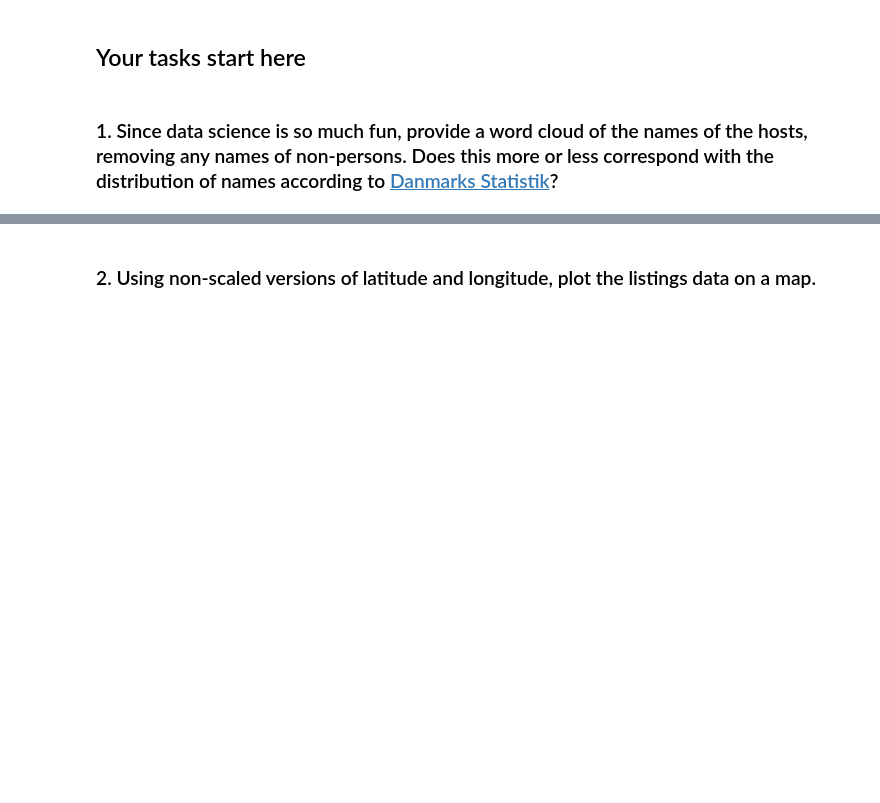
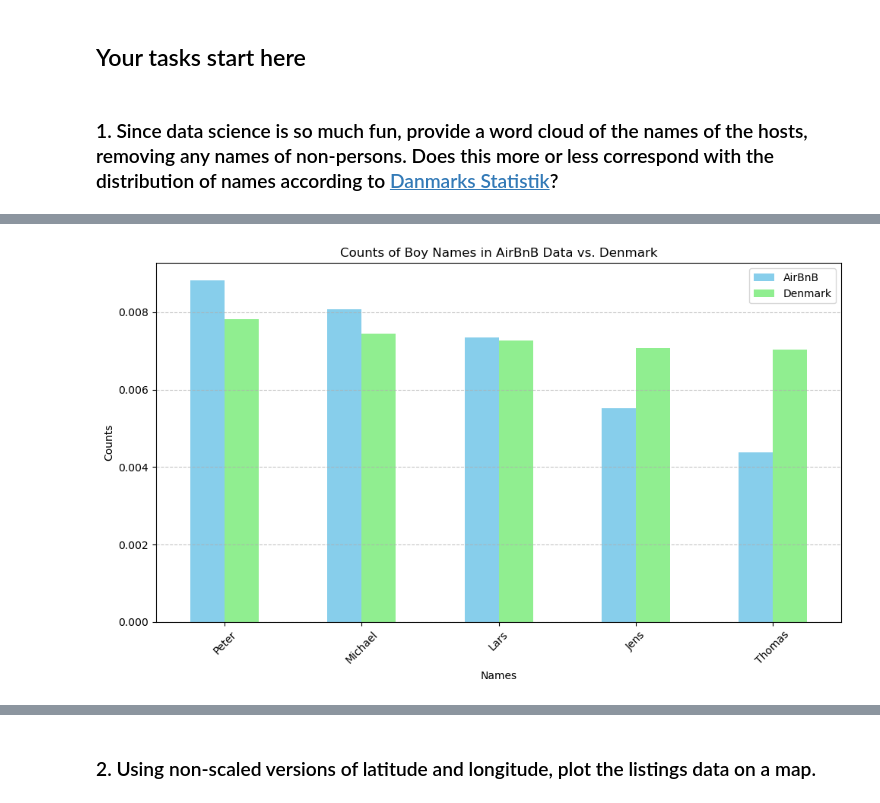
Before and after one commit to ReinhardtR/MAL1-assignment-1, a Jupyter notebook: 1. Getting started - Copenhagen Airbnb.ipynb, the cells around one changed output, grey strips where cells are left out. Saved outputs shown, nothing was run; the diff lists cells and outputs as text; code cells hidden in the pictures; blank space fills up the shorter version.

Commit message:
Adding comparison to Danmarks statistik and adding comments

```diff
--- a/1. Getting started - Copenhagen Airbnb.ipynb
+++ b/1. Getting started - Copenhagen Airbnb.ipynb
@@ -134,0 +179,83 @@ names = names.map(lambda name: name[0])
+# %%
+#With data collected from Danmarks Statistik, we can compare the distribution of the top 10 most frequent host names with
+#the distribution of the most frequent first names in Denmark.
+
+#This is however going to be seperated into two different plots, 5 most frequent boy names, and 5 most frequent girl names
+
+#These are the most frequent first names in Denmark, and the amount of people having the name.
+most_popular_boy_names = ["Peter", "Michael", "Lars", "Jens", "Thomas"]
+most_popular_boy_names_amount = [46552, 44338, 43290, 42123, 41914]
+
+most_popular_girl_names = ["Anne","Mette","Kirsten","Hanne","Anna"]
+most_popular_girl_names_amount = [43741, 38133, 36401, 35725, 33537]
+
+#To compare the distribution, i will get a frequency from diving the amount, with the amount of people in Denmark.
+
+amount_of_people_in_denmark = 5961249
+
+most_popular_boy_names_amount = [amount/amount_of_people_in_denmark for amount in most_popular_boy_names_amount]
+most_popular_girl_names_amount = [amount/amount_of_people_in_denmark for amount in most_popular_girl_names_amount]
+
+
+# Convert the list to a pandas Series
+first_names_series = pd.Series(first_names)
+
+# Get the occurences of the most popular names from Danmarks Statistik
+popular_boy_name_occurences = first_names_series[first_names_series.isin(most_popular_boy_names)].value_counts().tolist()
+popular_girl_name_ocurrences = first_names_series[first_names_series.isin(most_popular_girl_names)].value_counts().tolist()
+
+rows_of_data_from_airbnb = len(data_filtered)
+
+# Normalize the occurences by dividing by the amount of rows in the data
+popular_boy_name_occurences = [occurence/rows_of_data_from_airbnb for occurence in popular_boy_name_occurences]
+popular_girl_name_occurences = [occurence/rows_of_data_from_airbnb for occurence in popular_girl_name_ocurrences]
+
+
+# Creating barchart for boys names:
+boy_data = {
+    'Names': most_popular_boy_names,
+    'AirBnB': popular_boy_name_occurences,
+    'Denmark': most_popular_boy_names_amount
+}
+
+
+df = pd.DataFrame(boy_data)
+
+df.set_index('Names', inplace=True)
+
+# Plot the data using pandas plot() method
+ax = df.plot(kind='bar', figsize=(10, 6), color=['skyblue', 'lightgreen'])
+
+# Add labels and title
+ax.set_xlabel('Names')
+ax.set_ylabel('Counts')
+ax.set_title('Counts of Boy Names in AirBnB Data vs. Denmark')
+ax.grid(axis='y', linestyle='--', alpha=0.7)  # Add horizontal grid lines
+
+plt.xticks(rotation=45)  # Rotate x-axis labels for better readability
+plt.tight_layout()
+plt.show()
+
+# Creating barchart for girls names:
+girl_data = {
+    'Names': most_popular_girl_names,
+    'AirBnB': popular_girl_name_occurences,
+    'Denmark': most_popular_girl_names_amount
+}
+
+df = pd.DataFrame(girl_data)
+
+df.set_index('Names', inplace=True)
+
+ax = df.plot(kind='bar', figsize=(10, 6), color=['skyblue', 'lightgreen'])
+
+ax.set_xlabel('Names')
+ax.set_ylabel('Counts')
+ax.set_title('Counts of Girl Names in AirBnB Data vs. Denmark')
+ax.grid(axis='y', linestyle='--', alpha=0.7)  # Add horizontal grid lines
+
+plt.xticks(rotation=45)  # Rotate x-axis labels for better readability
+plt.tight_layout()
+plt.show()
+# %% [output]
+[figure, added]
```
Also changed, not shown: parts of 8 cells of this notebook, 1 other file.
